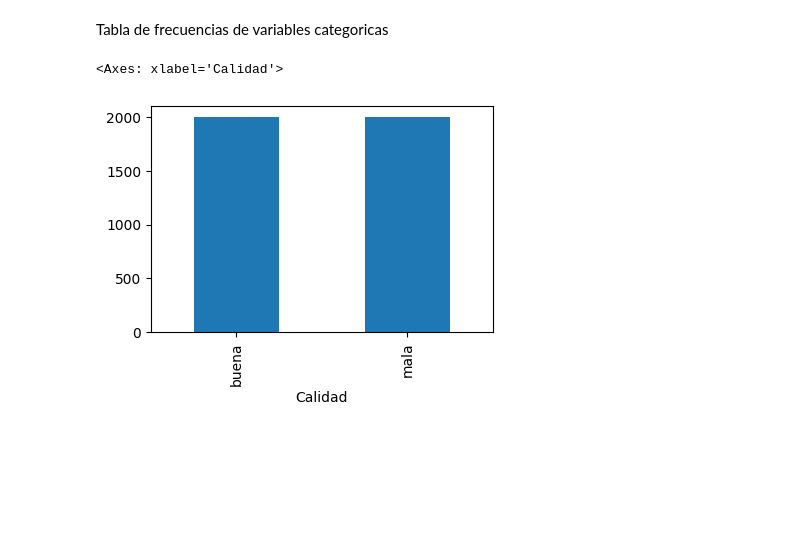
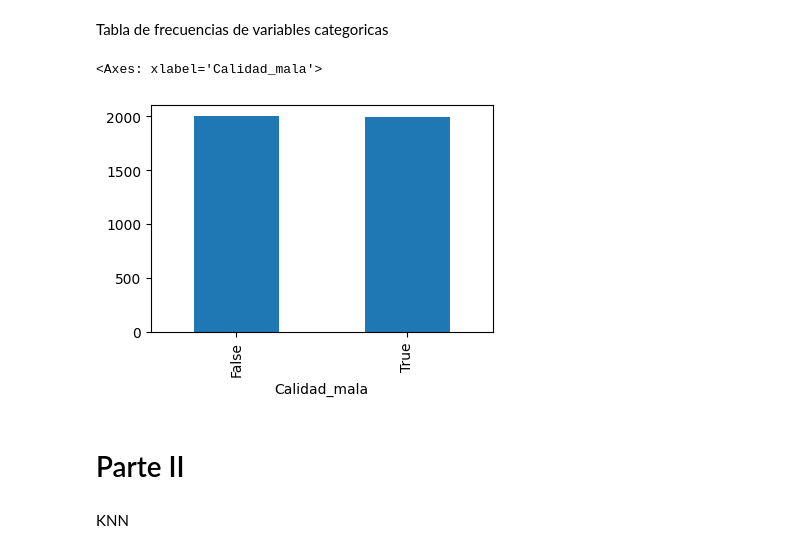
Before and after one commit to Diego2250/HT3-MD, a Jupyter notebook: hd3.ipynb, the cells around one changed output. Drawn from its saved outputs; the diff is of its cells as text; code cells hidden in the pictures; blank space fills up the shorter version.

```diff
--- a/hd3.ipynb
+++ b/hd3.ipynb
@@ -215,8 +227,12 @@ Tabla de frecuencias de variables categoricas
 # %%
 #Graficares de barras de las variables categóricas
 plt.figure(figsize=(15, 10))
 plt.subplot(3, 3, 8)
-df['Calidad'].value_counts().plot(kind='bar')
+df['Calidad_mala'].value_counts().plot(kind='bar')
 # %% [output]
-<Axes: xlabel='Calidad'>
+<Axes: xlabel='Calidad_mala'>
-[figure, old version]
+[figure, new version]
+# %% [markdown]
+# Parte II
+# %% [markdown]
+KNN
```
Also changed, not shown: parts of 27 cells of this notebook.
